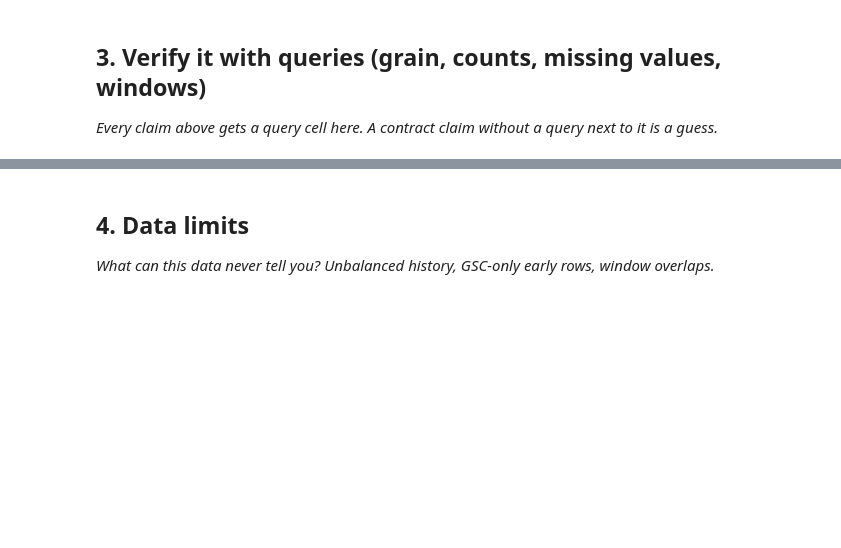
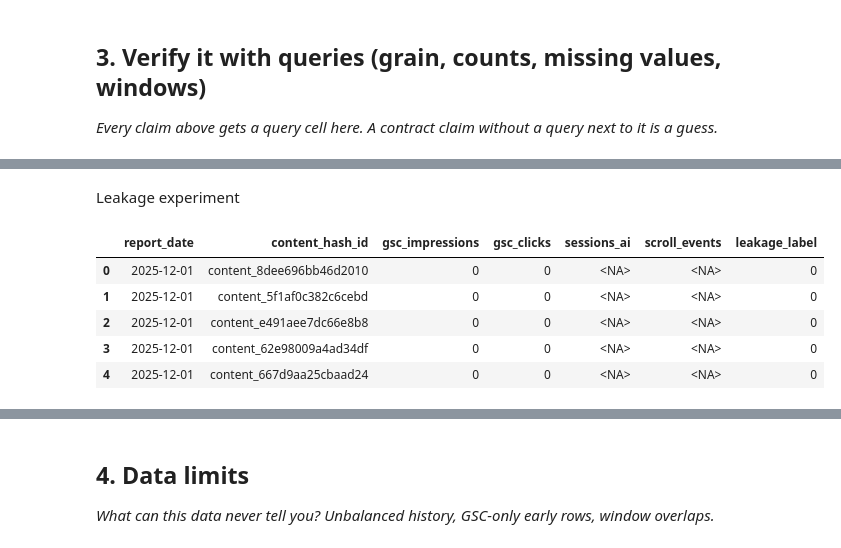
Before and after one commit to nadineshegazy-bit/FlyRankAI, a Jupyter notebook: work/notebooks/w03_data_contract.ipynb, the cells around one changed output, grey strips where cells are left out. Saved outputs shown, nothing was run; the diff lists cells and outputs as text; code cells hidden in the pictures; blank space fills up the shorter version.

```diff
--- a/work/notebooks/w03_data_contract.ipynb
+++ b/work/notebooks/w03_data_contract.ipynb
@@ -279,0 +277,13 @@ FROM read_parquet('{rel}/fact_content_daily_performance/**/*.parquet')
+# %% [markdown]
+Leakage experiment
+# %%
+feature_frame["leakage_label"] = feature_frame["gsc_clicks"]
+
+feature_frame.head()
+# %% [output]
+|  | report_date | content_hash_id | gsc_impressions | gsc_clicks | sessions_ai | scroll_events | leakage_label |
+| 0 | 2025-12-01 | content_8dee696bb46d2010 | 0 | 0 | <NA> | <NA> | 0 |
+| 1 | 2025-12-01 | content_5f1af0c382c6cebd | 0 | 0 | <NA> | <NA> | 0 |
+| 2 | 2025-12-01 | content_e491aee7dc66e8b8 | 0 | 0 | <NA> | <NA> | 0 |
+| 3 | 2025-12-01 | content_62e98009a4ad34df | 0 | 0 | <NA> | <NA> | 0 |
+| 4 | 2025-12-01 | content_667d9aa25cbaad24 | 0 | 0 | <NA> | <NA> | 0 |
```
Also changed, not shown: parts of 21 cells of this notebook.
